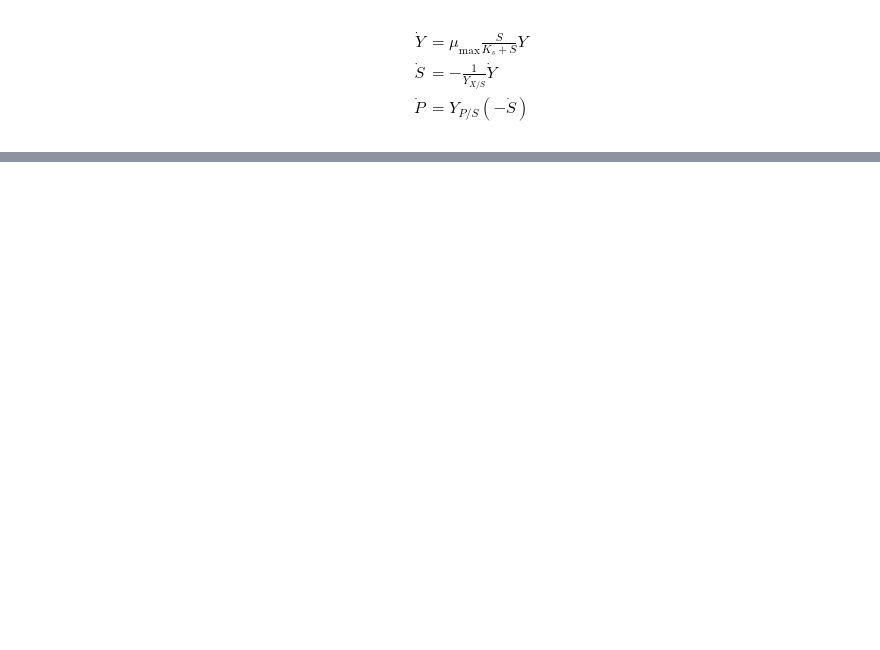
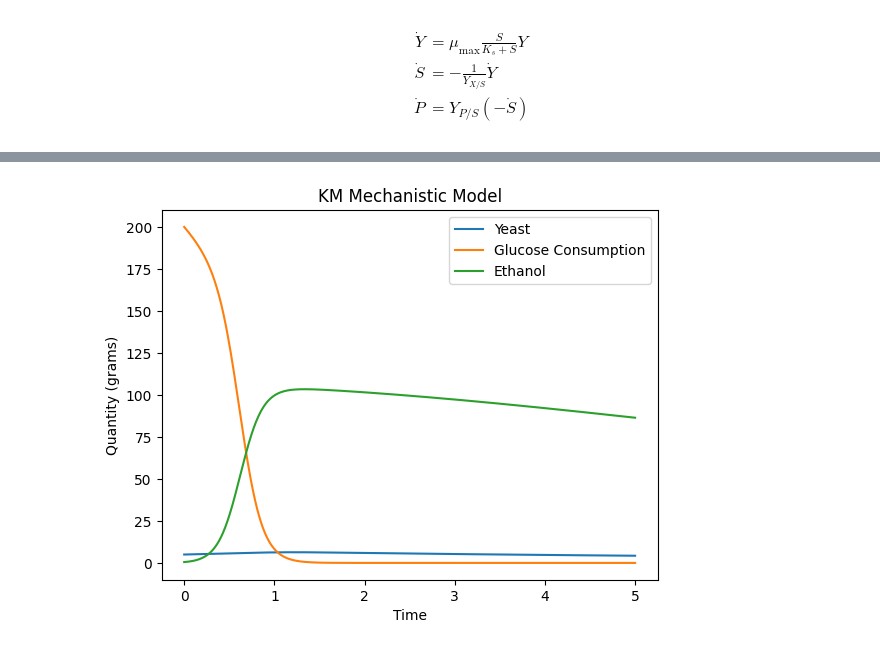
Before and after one commit to EthanPrimes/modeling_yeast_spread, a Jupyter notebook: monod_categorical.ipynb, the cells around one changed output, grey strips where cells are left out. Drawn from its saved outputs; the diff is of its cells as text; code cells hidden in the pictures; blank space fills up the shorter version.

Commit message:
finished km mechanistic section

```diff
--- a/monod_categorical.ipynb
+++ b/monod_categorical.ipynb
@@ -49,0 +56,46 @@ plt.show()
+# %%
+def ode(t, u, rho):
+    """KM model from paper."""
+    r1, r2, r3, r4, r5, r6, r7, r8, r9, r10 = rho
+    x, y, z, = u
+    return np.array([
+        ((r1*x*y) / (r2+y)) - r3*x*z - r4*x,
+        -r5*x*y - r6*y*z - r7*y,
+        r8*x*z + r9*y*z - r10*z
+    ])
+
+# Building inputs
+t0 = 0
+tf = 5
+t_span = (t0, tf)
+u0 = np.array([5, 200, 0.5])  # g/L
+t = np.linspace(t0, tf, 1000)
+
+# Parameters
+r1 = 289.385e-3
+r2 = 2.281
+r3 = 1.066e-3
+r4 = 7.275e-3
+r5 = 56.893e-3
+r6 = 71.842e-3
+r7 = 824.233e-9
+r8 = 19.088e-3
+r9 = 46.352e-3
+r10 = 149.899e-3
+rho = [r1, r2, r3, r4, r5, r6, r7, r8, r9, r10]
+
+sol = solve_ivp(ode, t_span, u0, t_eval=t,
+                args=(rho,))
+
+plt.plot(sol.t, sol.y[0], label="Yeast")
+plt.plot(sol.t, sol.y[1], label="Glucose Consumption")
+plt.plot(sol.t, sol.y[2], label="Ethanol")
+
+plt.xlabel("Time")
+plt.ylabel("Quantity (grams)")
+plt.title("KM Mechanistic Model")
+plt.legend()
+
+plt.show()
+# %% [output]
+[figure, added]
```
Also changed, not shown: parts of 2 cells of this notebook, 2 other files.
